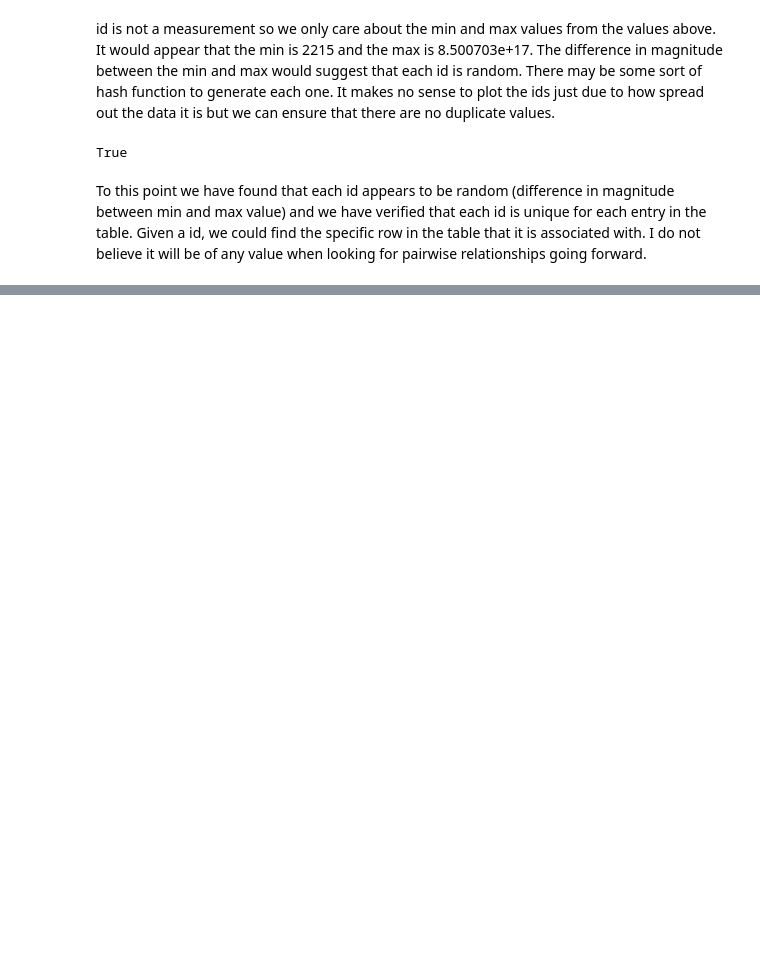
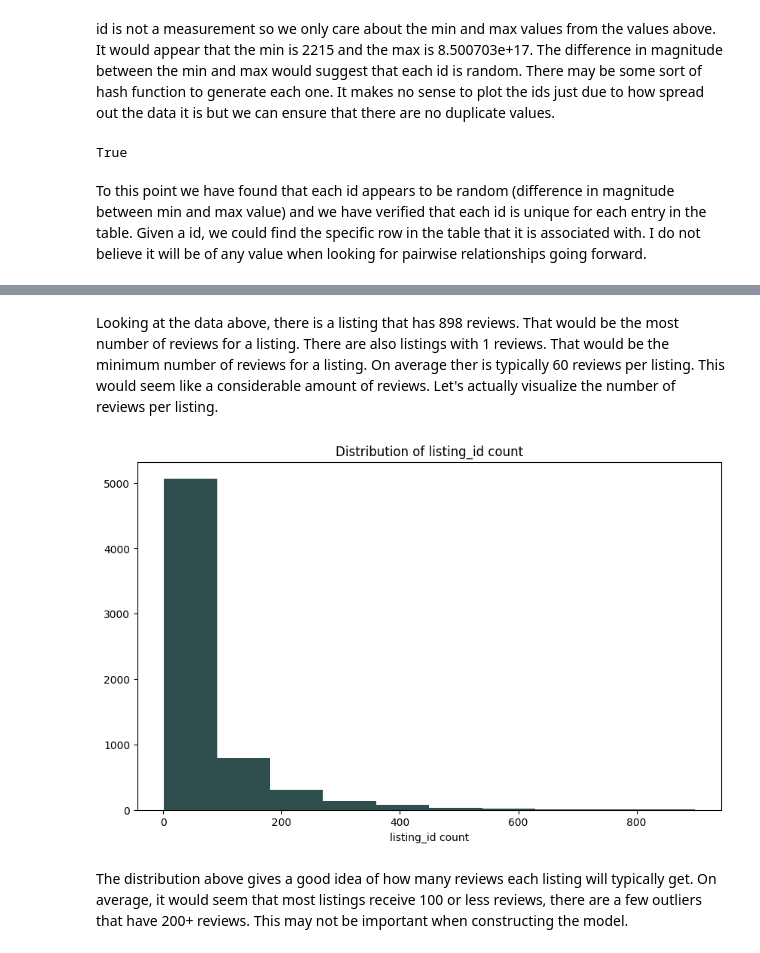
Before and after one commit to ayee6/JHUDataScienceGroup9, a Jupyter notebook: eda_jack.ipynb, the cells around one changed output, grey strips where cells are left out. Saved outputs shown, nothing was run; the diff lists cells and outputs as text; code cells hidden in the pictures; blank space fills up the shorter version.

```diff
--- a/eda_jack.ipynb
+++ b/eda_jack.ipynb
@@ -86,0 +153,16 @@ To this point we have found that each id appears to be random (difference in mag
+# %% [markdown]
+Looking at the data above, there is a listing that has 898 reviews. That would be the most number of reviews for a listing. There are also listings with 1 reviews. That would be the minimum number of reviews for a listing. On average ther is typically 60 reviews per listing. This would seem like a considerable amount of reviews. Let's actually visualize the number of reviews per listing.
+# %%
+figure = plt.figure(figsize=(10, 6))
+
+axes = figure.add_subplot(1, 1, 1)
+axes.hist(airbnbListings['listing_id'].value_counts(), color="darkslategray")
+axes.set_title("Distribution of listing_id count")
+axes.set_xlabel("listing_id count")
+
+plt.show()
+plt.close()
+# %% [output]
+[figure, added]
+# %% [markdown]
+The distribution above gives a good idea of how many reviews each listing will typically get. On average, it would seem that most listings receive 100 or less reviews, there are a few outliers that have 200+ reviews. This may not be important when constructing the model.
```
Also changed, not shown: parts of 65 cells of this notebook.
